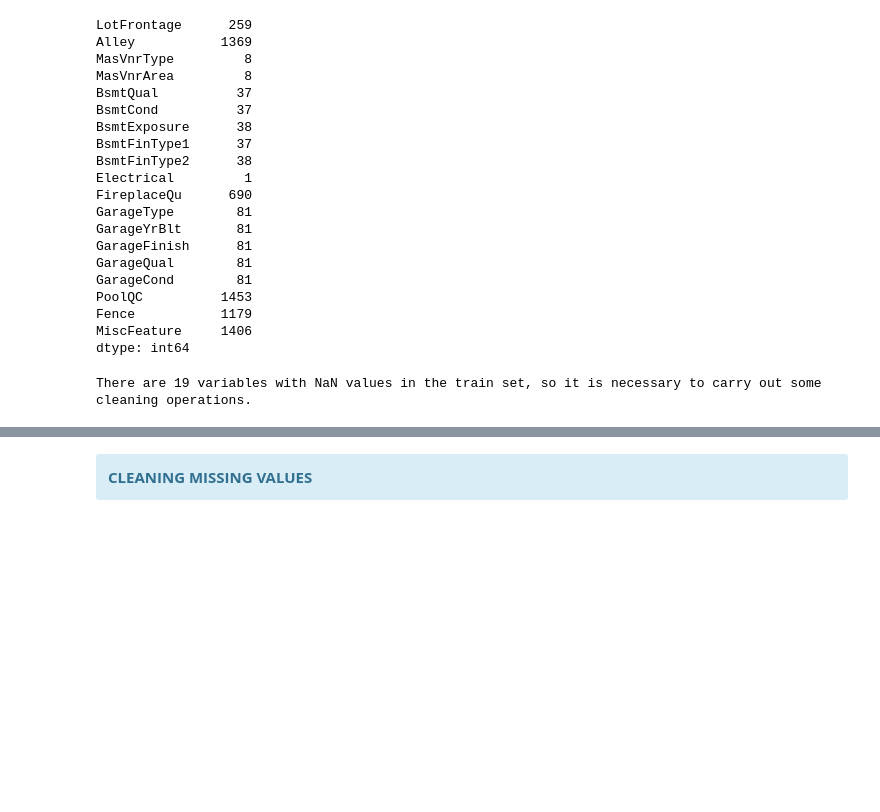
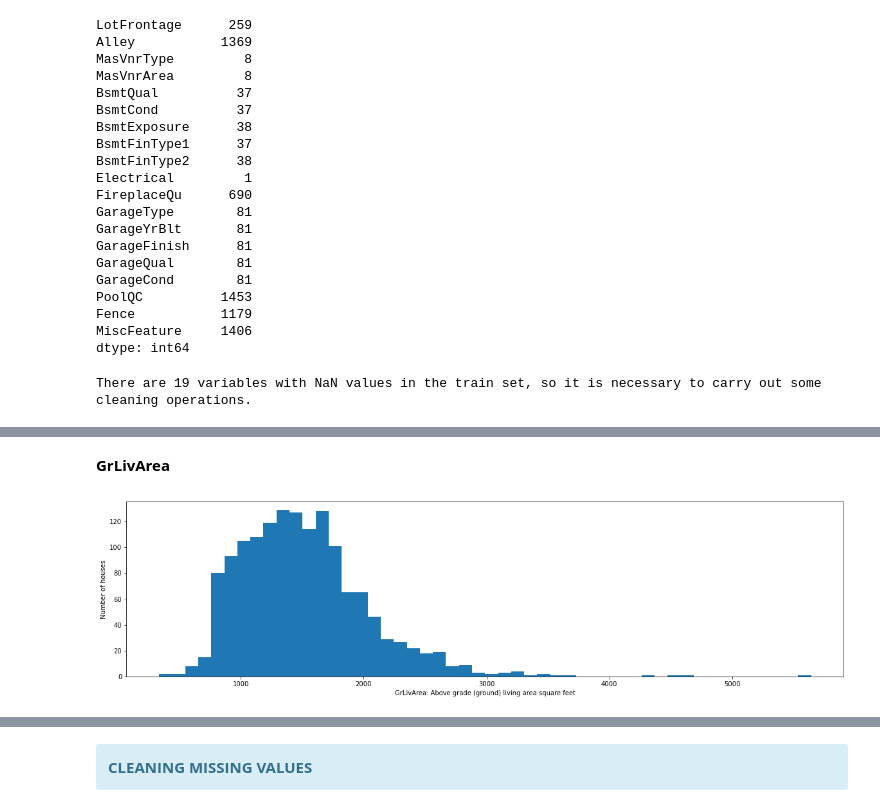
Before and after one commit to GonzaloGomezMillan/House-Prices-Prediction, a Jupyter notebook: HousePrices_Capstone-Simplified.ipynb, the cells around one changed output, grey strips where cells are left out. Drawn from its saved outputs; the diff is of its cells as text; code cells hidden in the pictures; blank space fills up the shorter version.

```diff
--- a/HousePrices_Capstone-Simplified.ipynb
+++ b/HousePrices_Capstone-Simplified.ipynb
@@ -324,0 +366,8 @@ There are 19 variables with NaN values in the train set, so it is necessary to c
+# %% [markdown]
+**GrLivArea**
+# %%
+plt.hist(df_train.GrLivArea,bins = 50)
+plt.xlabel('GrLivArea: Above grade (ground) living area square feet')
+plt.ylabel('Number of houses');
+# %% [output]
+[figure, added]
```
Also changed, not shown: parts of 32 cells of this notebook.
